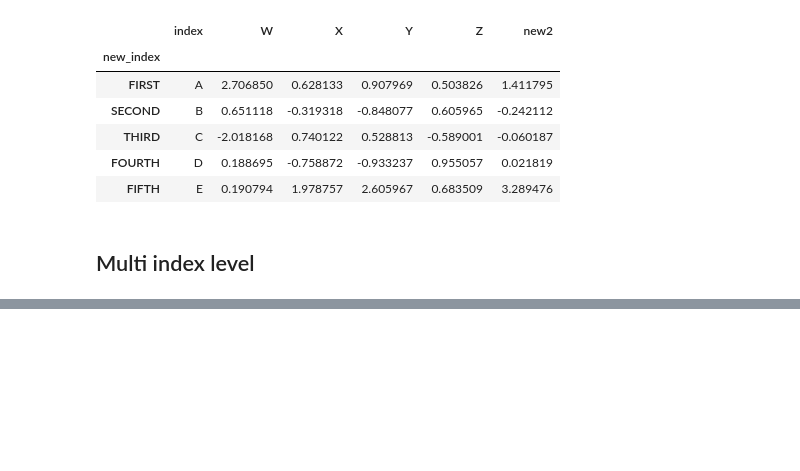
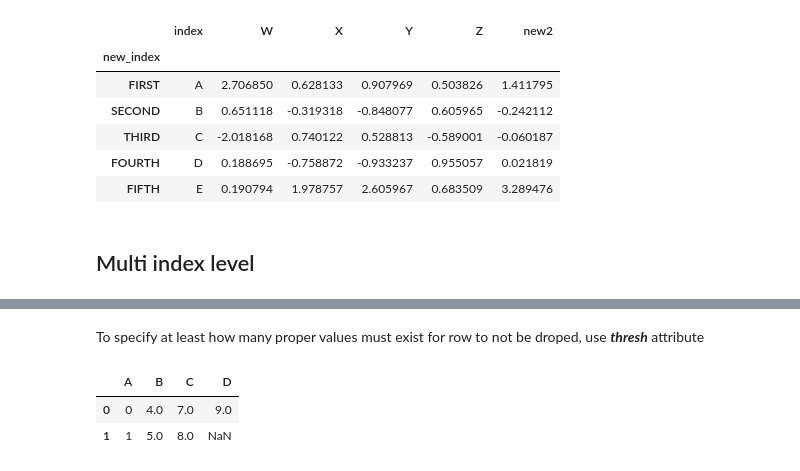
Before and after one commit to Artur-Ws/Data_Science_Basics, a Jupyter notebook: pandas_notes.ipynb, the cells around one changed output, grey strips where cells are left out. Saved outputs shown, nothing was run; the diff lists cells and outputs as text; code cells hidden in the pictures; blank space fills up the shorter version.

```diff
--- a/pandas_notes.ipynb
+++ b/pandas_notes.ipynb
@@ -396,0 +469,8 @@ df
+# %% [markdown]
+To specify at least how many proper values must exist for row to not be droped, use ***thresh*** attribute
+# %%
+df.dropna(thresh=3)
+# %% [output]
+|  | A | B | C | D |
+| 0 | 0 | 4.0 | 7.0 | 9.0 |
+| 1 | 1 | 5.0 | 8.0 | NaN |
```
Also changed, not shown: parts of 26 cells of this notebook, 1 other file.
